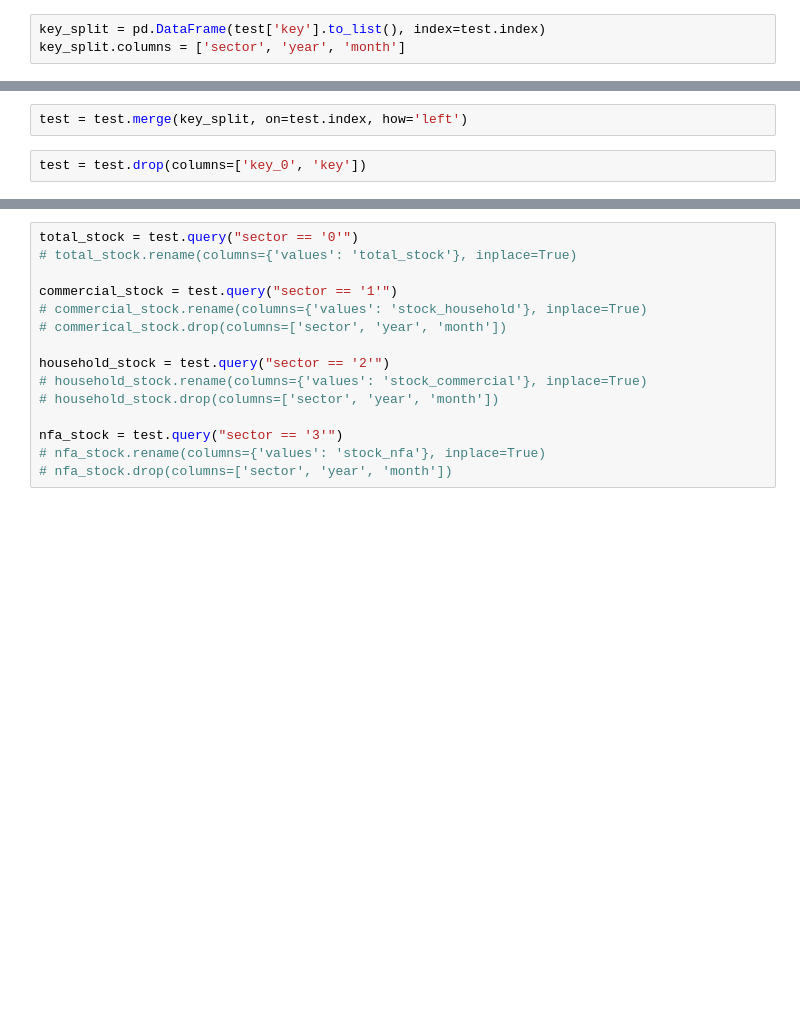
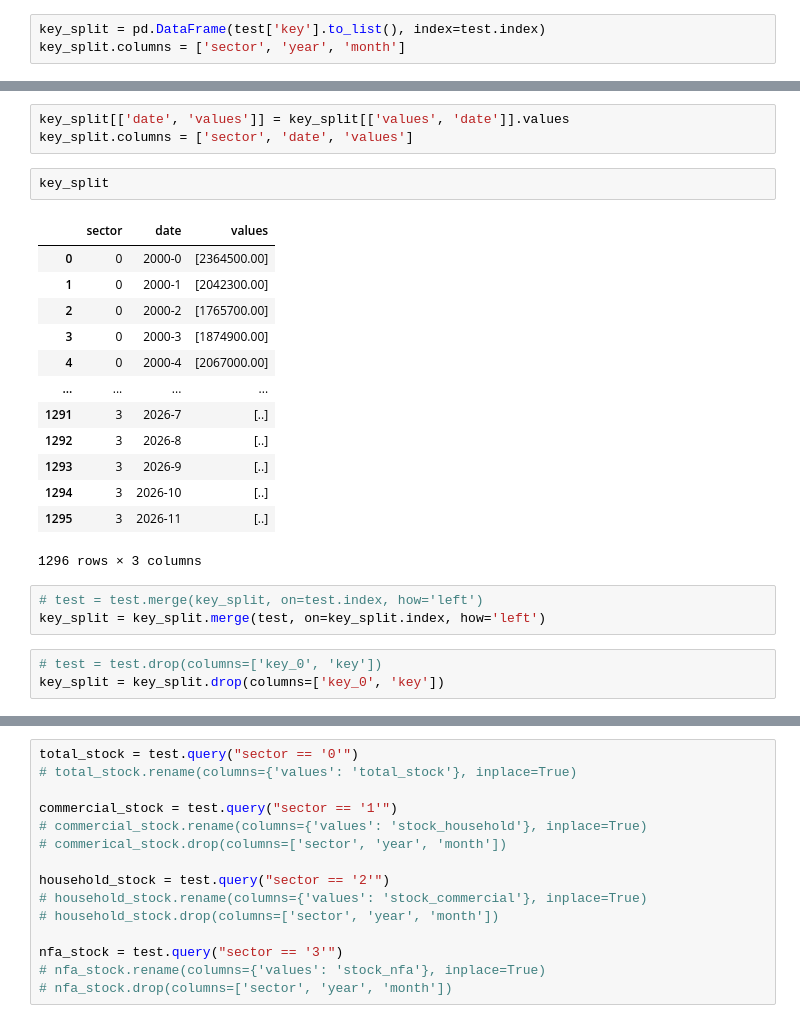
Before and after one commit to emmanresu/Thesis-Keras, a Jupyter notebook: prototype/requests_prototype.ipynb, the cells around one changed output, grey strips where cells are left out. Saved outputs shown, nothing was run; the diff lists cells and outputs as text; blank space fills up the shorter version.

```diff
--- a/prototype/requests_prototype.ipynb
+++ b/prototype/requests_prototype.ipynb
@@ -446,4 +466,25 @@ key_split.columns = ['sector', 'year', 'month']
+# %%
+key_split[['date', 'values']] = key_split[['values', 'date']].values
+key_split.columns = ['sector', 'date', 'values']
+# %%
+key_split
+# %% [output]
+|  | sector | date | values |
+| 0 | 0 | 2000-0 | [2364500.00] |
+| 1 | 0 | 2000-1 | [2042300.00] |
+| 2 | 0 | 2000-2 | [1765700.00] |
+| 3 | 0 | 2000-3 | [1874900.00] |
+| 4 | 0 | 2000-4 | [2067000.00] |
+| ... | ... | ... | ... |
+| 1291 | 3 | 2026-7 | [..] |
+| 1292 | 3 | 2026-8 | [..] |
+| 1293 | 3 | 2026-9 | [..] |
+| 1294 | 3 | 2026-10 | [..] |
+| 1295 | 3 | 2026-11 | [..] |
+1296 rows × 3 columns
 # %%
-test = test.merge(key_split, on=test.index, how='left')
+# test = test.merge(key_split, on=test.index, how='left')
+key_split = key_split.merge(test, on=key_split.index, how='left')
 # %%
-test = test.drop(columns=['key_0', 'key'])
+# test = test.drop(columns=['key_0', 'key'])
+key_split = key_split.drop(columns=['key_0', 'key'])
```
Also changed, not shown: parts of 7 cells of this notebook.
